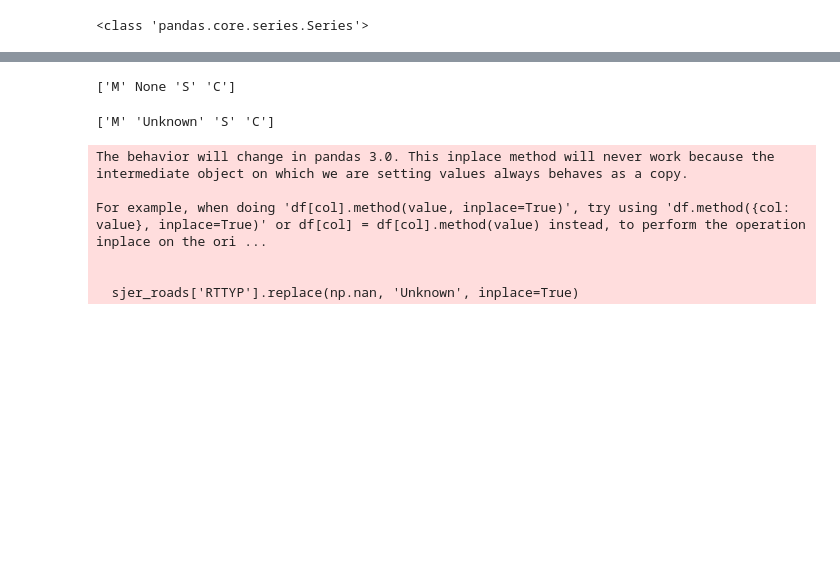
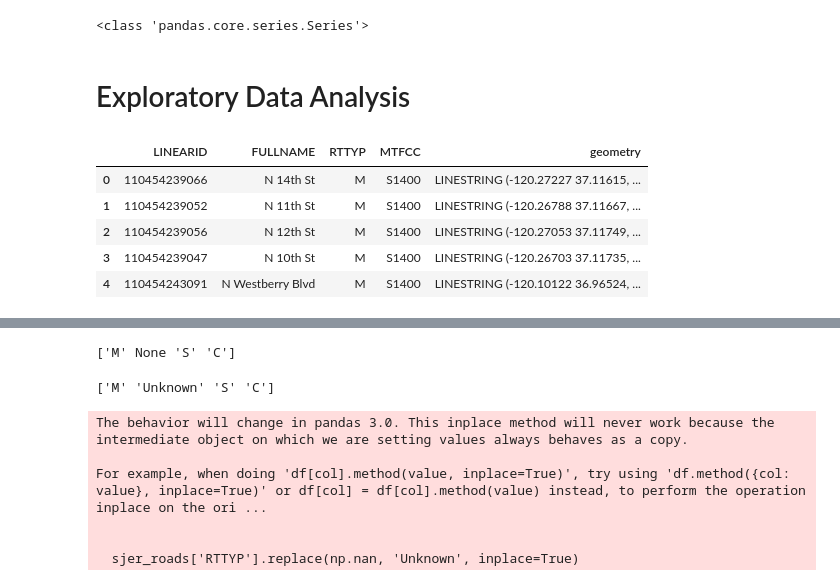
Before and after one commit to alif2499/earth-analytics-python-env, a Jupyter notebook: mapsVisualization.ipynb, the cells around one changed output, grey strips where cells are left out. Drawn from its saved outputs; the diff is of its cells as text; code cells hidden in the pictures; blank space fills up the shorter version.

```diff
--- a/mapsVisualization.ipynb
+++ b/mapsVisualization.ipynb
@@ -24,3 +26,14 @@ sjer_roads = gpd.read_file(sjer_roads_path)
 print(type(sjer_roads['RTTYP']))
 # %% [output]
 <class 'pandas.core.series.Series'>
+# %% [markdown]
+# Exploratory Data Analysis
+# %%
+sjer_roads.head()
+# %% [output]
+|  | LINEARID | FULLNAME | RTTYP | MTFCC | geometry |
+| 0 | 110454239066 | N 14th St | M | S1400 | LINESTRING (-120.27227 37.11615, ... |
+| 1 | 110454239052 | N 11th St | M | S1400 | LINESTRING (-120.26788 37.11667, ... |
+| 2 | 110454239056 | N 12th St | M | S1400 | LINESTRING (-120.27053 37.11749, ... |
+| 3 | 110454239047 | N 10th St | M | S1400 | LINESTRING (-120.26703 37.11735, ... |
+| 4 | 110454243091 | N Westberry Blvd | M | S1400 | LINESTRING (-120.10122 36.96524, ... |
```
Also changed, not shown: parts of 10 cells of this notebook.
